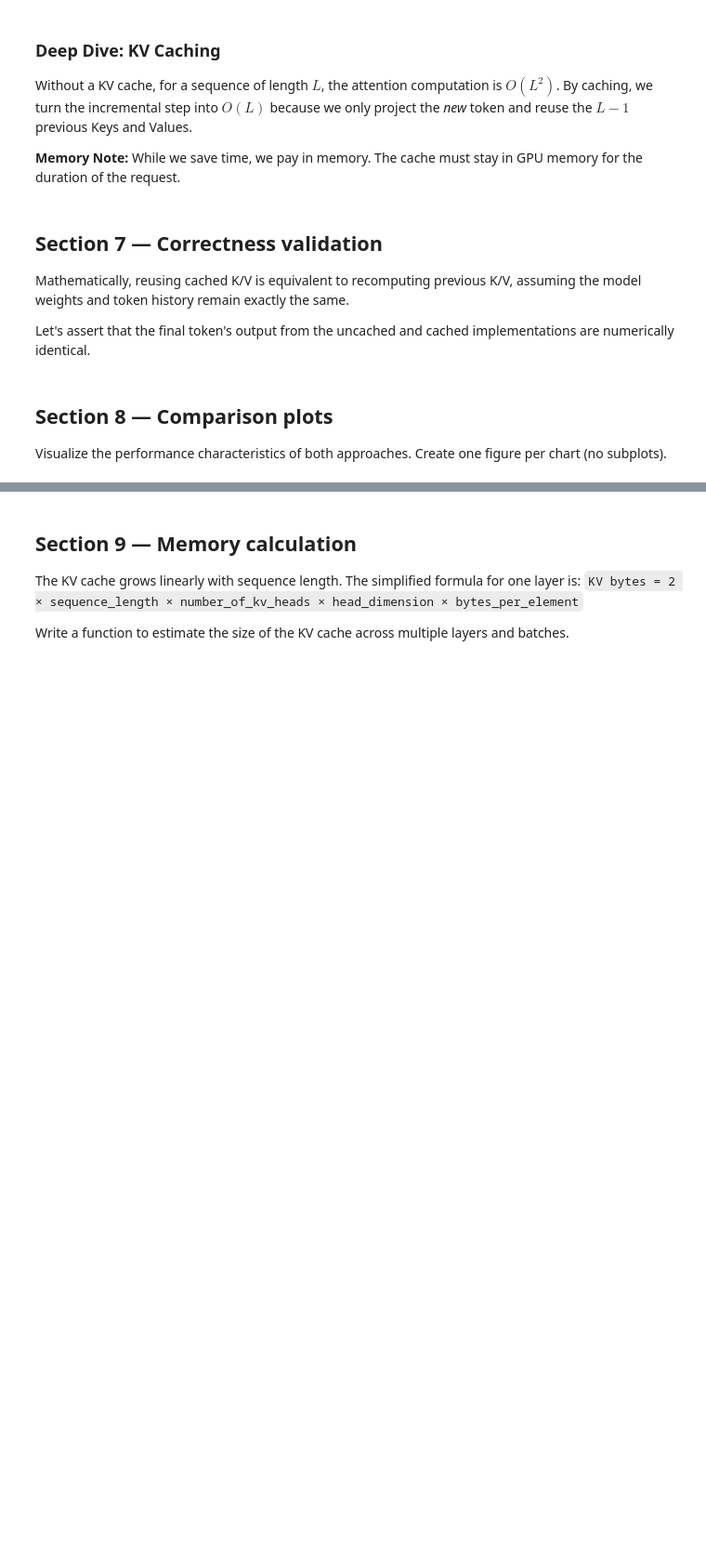
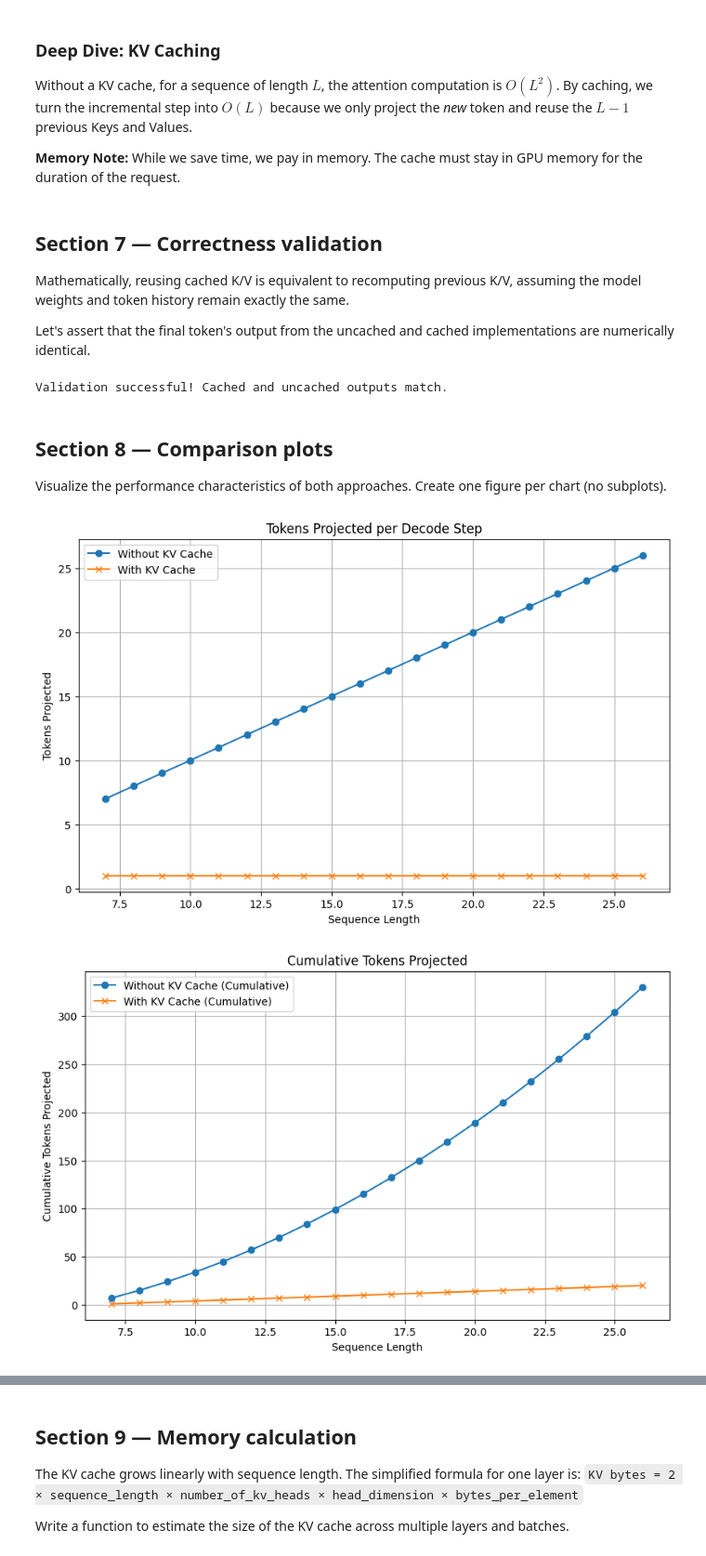
Before and after one commit to sudhersankv/gpu-programming, a Jupyter notebook: inference-systems-notebooks/01_prefill_decode_and_kv_cache.ipynb, the cells around one changed output, grey strips where cells are left out. Shown at 93% size. Drawn from its saved outputs; the diff is of its cells as text; code cells hidden in the pictures; blank space fills up the shorter version.

```diff
--- a/inference-systems-notebooks/01_prefill_decode_and_kv_cache.ipynb
+++ b/inference-systems-notebooks/01_prefill_decode_and_kv_cache.ipynb
@@ -199,6 +199,7 @@ We will simulate 20 decode steps and track the metrics.
 # %%
 num_decode_steps = 20
 uncached_metrics = []
+generated_new_tokens = [] # Store new tokens to reuse in cached decode
 
 # Current sequence acts as our growing input
 current_X = X.clone()
@@ -206,6 +207,7 @@ current_X = X.clone()
 for step in range(num_decode_steps):
     # Simulate adding a new token representation
     new_token = torch.randn(batch_size, 1, embed_dim, device=device)
+    generated_new_tokens.append(new_token) # Store the generated token
     current_X = torch.cat([current_X, new_token], dim=1)
     seq_len = current_X.shape[1]
 
@@ -287,15 +321,13 @@ Mathematically, reusing cached K/V is equivalent to recomputing previous K/V, as
 
 Let's assert that the final token's output from the uncached and cached implementations are numerically identical.
 # %%
-# TODO: Extract the final output from your uncached loop
-# uncached_final_output = ...
+uncached_final_output = output_full # From the last iteration of the uncached loop
+cached_final_output = output_cached # From the last iteration of the cached loop
 
-# TODO: Extract the final output from your cached loop
-# cached_final_output = ...
-
-# TODO: Use torch.testing.assert_close to verify they match
-# torch.testing.assert_close(uncached_final_output, cached_final_output)
+torch.testing.assert_close(uncached_final_output, cached_final_output)
 print("Validation successful! Cached and uncached outputs match.")
+# %% [output]
+Validation successful! Cached and uncached outputs match.
 # %% [markdown]
 ## Section 8 — Comparison plots
 
@@ -320,3 +352,63 @@ Visualize the performance characteristics of both approaches. Create one figure
 # TODO: Plot 5: Attention-score elements per step
 # plt.figure()
 # ...
+# %%
+import matplotlib.pyplot as plt
+
+# TODO: Plot 1: Token projections recomputed per decode step
+plt.figure(figsize=(10, 6))
+plt.plot(df_uncached['seq_len'], df_uncached['tokens_projected'], label='Without KV Cache', marker='o')
+plt.plot(df_cached['seq_len'], df_cached['tokens_projected'], label='With KV Cache', marker='x')
+plt.title('Tokens Projected per Decode Step')
+plt.xlabel('Sequence Length')
+plt.ylabel('Tokens Projected')
+plt.legend()
+plt.grid(True)
+plt.show()
+
+# TODO: Plot 2: Cumulative projected-token work
+plt.figure(figsize=(10, 6))
+plt.plot(df_uncached['seq_len'], df_uncached['tokens_projected'].cumsum(), label='Without KV Cache (Cumulative)', marker='o')
+plt.plot(df_cached['seq_len'], df_cached['tokens_projected'].cumsum(), label='With KV Cache (Cumulative)', marker='x')
+plt.title('Cumulative Tokens Projected')
+plt.xlabel('Sequence Length')
+plt.ylabel('Cumulative Tokens Projected')
+plt.legend()
+plt.grid(True)
+plt.show()
+
+# TODO: Plot 3: Elapsed time per step
+plt.figure(figsize=(10, 6))
+plt.plot(df_uncached['seq_len'], df_uncached['elapsed_time'], label='Without KV Cache', marker='o')
+plt.plot(df_cached['seq_len'], df_cached['elapsed_time'], label='With KV Cache', marker='x')
+plt.title('Elapsed Time per Decode Step')
+plt.xlabel('Sequence Length')
+plt.ylabel('Elapsed Time (s)')
+plt.legend()
+plt.grid(True)
+plt.show()
+
+# TODO: Plot 4: KV-cache memory growth
+# Note: This metric is only applicable to the cached approach
+plt.figure(figsize=(10, 6))
+plt.plot(df_cached['seq_len'], df_cached['kv_cache_bytes'] / (1024**2), label='KV Cache Memory (MB)', marker='x', color='purple')
+plt.title('KV Cache Memory Growth')
+plt.xlabel('Sequence Length')
+plt.ylabel('KV Cache Size (MB)')
+plt.legend()
+plt.grid(True)
+plt.show()
+
+# TODO: Plot 5: Attention-score elements per step
+plt.figure(figsize=(10, 6))
+plt.plot(df_uncached['seq_len'], df_uncached['attention_score_elements'], label='Without KV Cache', marker='o')
+plt.plot(df_cached['seq_len'], df_cached['attention_score_elements'], label='With KV Cache', marker='x')
+plt.title('Attention Score Elements Computed per Decode Step')
+plt.xlabel('Sequence Length')
+plt.ylabel('Attention Score Elements')
+plt.legend()
+plt.grid(True)
+plt.show()
+# %% [output]
+[figure, added]
+[figure, added]
```
Also changed, not shown: parts of 4 cells of this notebook.
